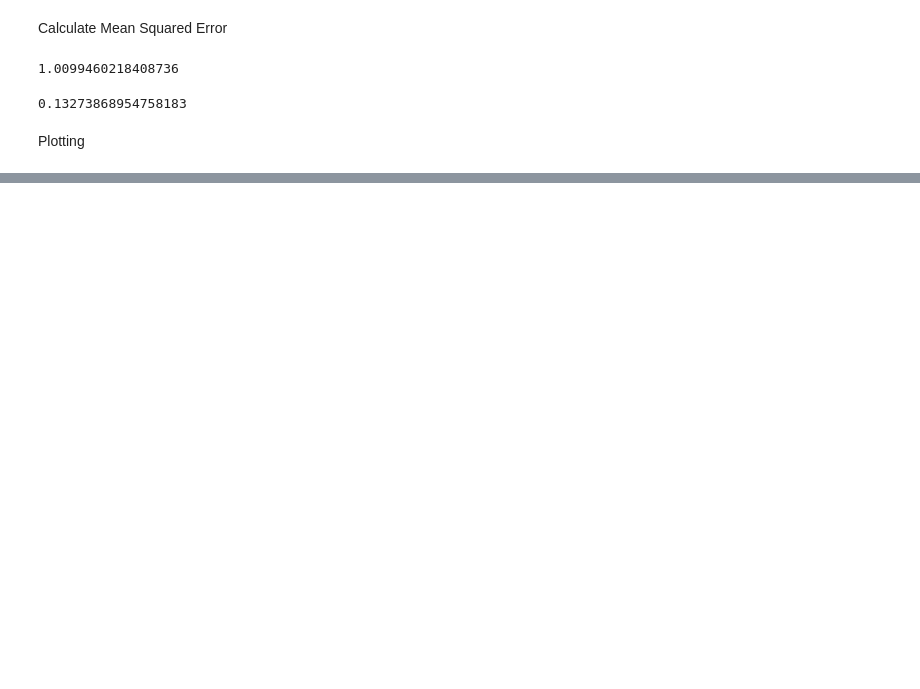
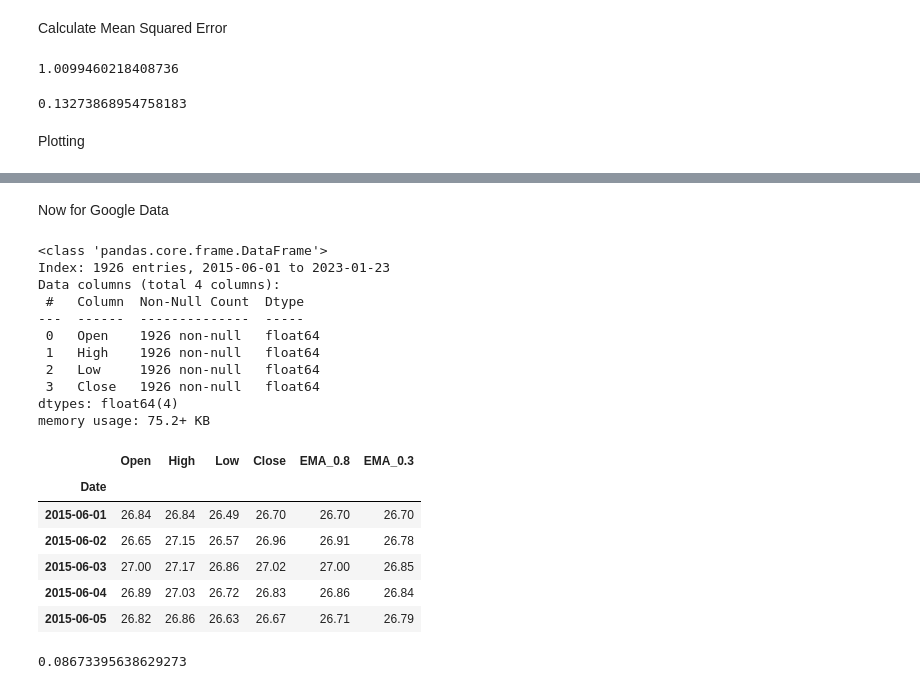
Before and after one commit to Huhan001/Advanced_Analytics_Thesis, a Jupyter notebook: Advance_Analytic_Thesis.ipynb, the cells around one changed output, grey strips where cells are left out. Drawn from its saved outputs; the diff is of its cells as text; code cells hidden in the pictures; blank space fills up the shorter version.

```diff
--- a/Advance_Analytic_Thesis.ipynb
+++ b/Advance_Analytic_Thesis.ipynb
@@ -250,3 +218,70 @@ fig.add_trace(EMA05) #Added
 fig.show()
 # %% [output]
 [interactive output not drawn]
+# %% [markdown]
+Now for Google Data
+# %%
+#Get Ticker
+google = yf.Ticker("GOOG")
+
+#fetch data
+google_hist= google.history(start='2015-06-01', end=dt.now())
+
+#Turned it to a DataFrama
+google_stock = pd.DataFrame(google_hist)
+
+#Converted to datetime so as to maniputale the dates into timefame we can work with
+google_stock.index = pd.to_datetime(google_stock.index).strftime('%Y-%m-%d')
+
+#Excluded columns that we didn't need. Not neccesary for moving Average
+google_stock = google_stock.drop(columns= ['Volume', 'Dividends', 'Stock Splits'])
+
+#Rounded our data to 2 decimal places.
+google_stock = google_stock.round(2)
+
+#For SME
+google_sme = google_stock.round(2)
+
+#Before proceeding with operations, lets make sure that our Data is solid
+google_sme.info()
+
+# smoothing factor - 0.1
+google_sme['EMA_0.8'] = google_sme.Close.ewm(alpha=0.8, adjust=False).mean().round(2)
+
+# smoothing factor - 0.3
+google_sme['EMA_0.3'] = google_sme.Close.ewm(alpha=0.3, adjust=False).mean().round(2)
+
+google_sme.head(5)
+# %% [output]
+<class 'pandas.core.frame.DataFrame'>
+Index: 1926 entries, 2015-06-01 to 2023-01-23
+Data columns (total 4 columns):
+ #   Column  Non-Null Count  Dtype
+---  ------  --------------  -----
+ 0   Open    1926 non-null   float64
+ 1   High    1926 non-null   float64
+ 2   Low     1926 non-null   float64
+ 3   Close   1926 non-null   float64
+dtypes: float64(4)
+memory usage: 75.2+ KB
+|  | Open | High | Low | Close | EMA_0.8 | EMA_0.3 |
+| Date |  |  |  |  |  |  |
+| 2015-06-01 | 26.84 | 26.84 | 26.49 | 26.70 | 26.70 | 26.70 |
+| 2015-06-02 | 26.65 | 27.15 | 26.57 | 26.96 | 26.91 | 26.78 |
+| 2015-06-03 | 27.00 | 27.17 | 26.86 | 27.02 | 27.00 | 26.85 |
+| 2015-06-04 | 26.89 | 27.03 | 26.72 | 26.83 | 26.86 | 26.84 |
+| 2015-06-05 | 26.82 | 26.86 | 26.63 | 26.67 | 26.71 | 26.79 |
+# %%
+# EMA
+
+from sklearn.metrics import mean_squared_error
+
+Y_true= google_sme.Close  # Y_true = Original value
+
+# calculated values
+Y_pred = google_sme['EMA_0.8']  # Y_pred = calculated Simple Moving Average
+
+# Calculation of Mean Squared Error (MSE)
+mean_squared_error(Y_true,Y_pred)
+# %% [output]
+0.08673395638629273
```
Also changed, not shown: parts of 2 cells of this notebook.
